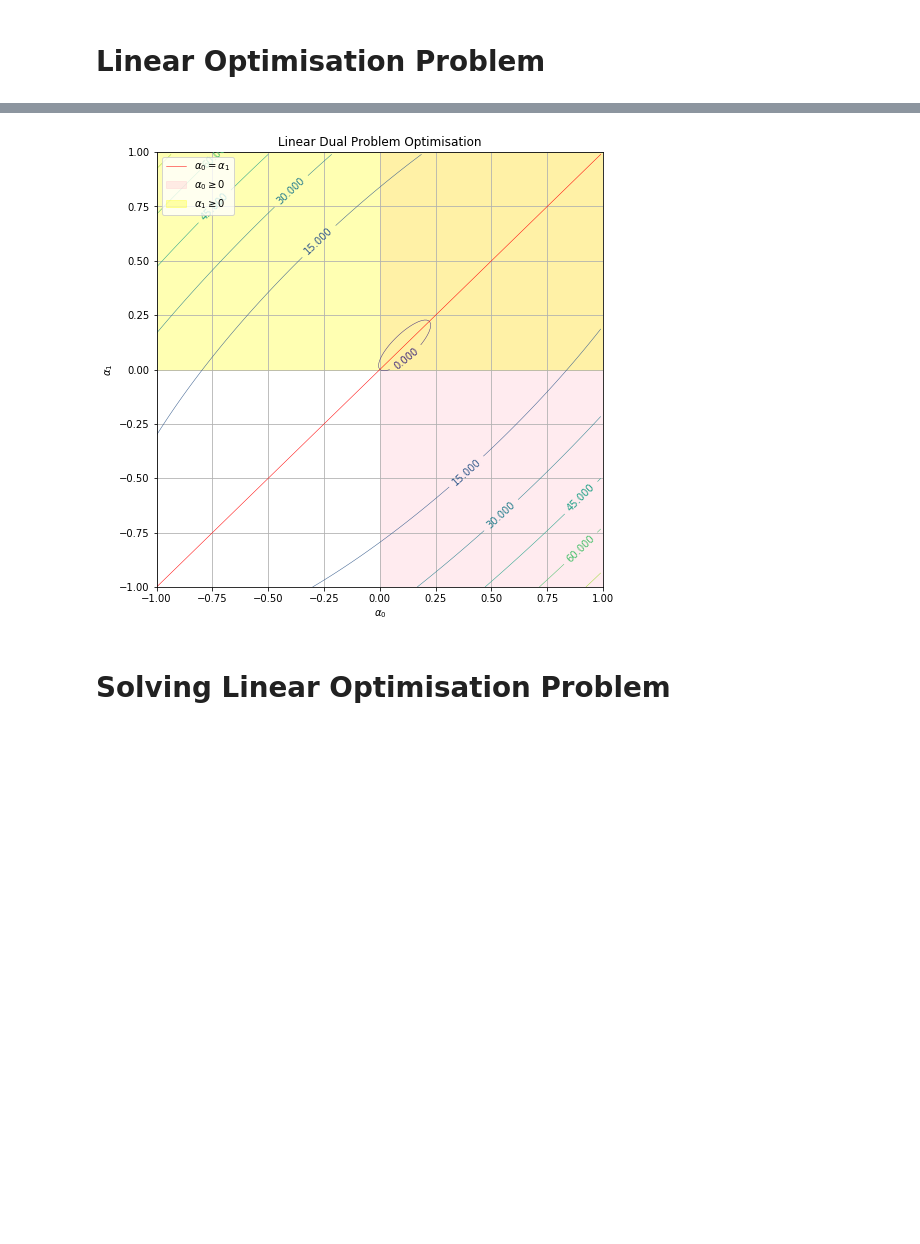
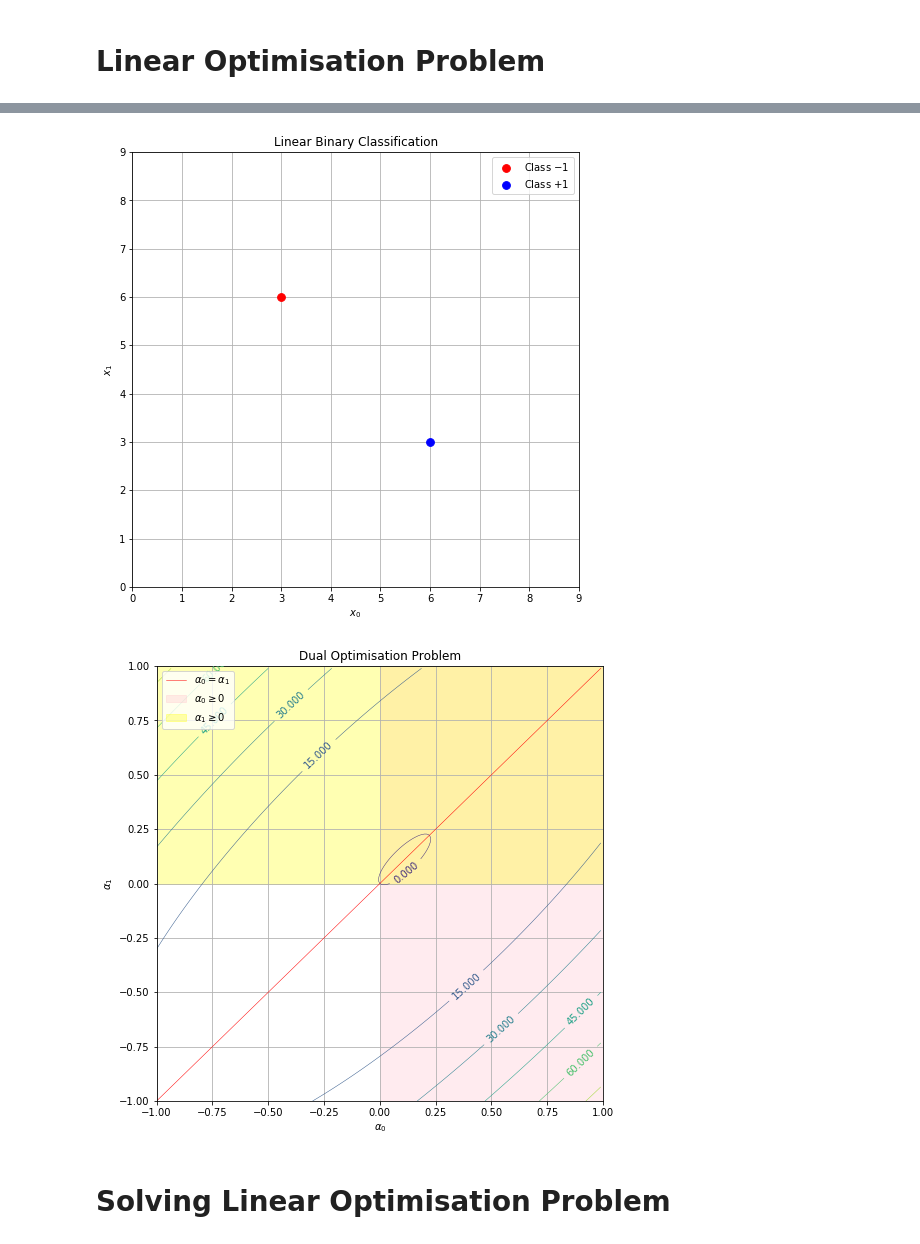
Before and after one commit to johnduffymsc/msc_comp0120project, a Jupyter notebook: COMP0120_Project_Code_John_Duffy.ipynb, the cells around one changed output, grey strips where cells are left out. Saved outputs shown, nothing was run; the diff lists cells and outputs as text; code cells hidden in the pictures; blank space fills up the shorter version.

```diff
--- a/COMP0120_Project_Code_John_Duffy.ipynb
+++ b/COMP0120_Project_Code_John_Duffy.ipynb
@@ -740,42 +754,56 @@ plt.show()
 
 X = np.array([[3.0, 6.0], [6.0, 3.0]])
 y = np.array([-1.0, +1.0])
+
+plt.figure(figsize=(8, 8))
+plt.xlim((0.0, 9.0))
+plt.ylim((0.0, 9.0))
+plt.scatter(X[y == -1.0, 0], X[y == -1.0, 1], color="red", s=60, zorder=2)
+plt.scatter(X[y == +1.0, 0], X[y == +1.0, 1], color="blue", s=60, zorder=2)
+plt.title("Linear Binary Classification")
+plt.xlabel("$x_0$")
+plt.ylabel("$x_1$")
+plt.legend(["Class $-1$", "Class $+1$"], loc="upper right")
+plt.grid(zorder=0)
+plt.savefig("linear_problem_data_1.pdf")
+plt.show()
 
 L = len(X)
 H = np.zeros((L, L))
 for i in range(L):
     for j in range(L):
         H[i, j] = y[i] * y[j] * linear_kernel(X[i], X[j])
 
 f   = lambda x: 0.5 * x.T @ H @ x - x.T @ (x / x)
 df  = lambda x: H @ x - x / x
 d2f = lambda x: H
 
 g = lambda x, y: f(np.array([x, y]))
 z = np.vectorize(g)
 
 x_range = np.arange(-1.0, 1.0, 0.01)
 y_range = np.arange(-1.0, 1.0, 0.01)
 
 x, y = np.meshgrid(x_range, y_range)
 
 plt.figure(figsize=(8, 8))
 plt.xlim((-1.0, 1.0))
 plt.ylim((-1.0, 1.0))
-plt.title("Linear Dual Problem Optimisation")
+plt.title("Dual Optimisation Problem")
 plt.xlabel(r"$\alpha_0$")
 plt.ylabel(r"$\alpha_1$")
 cs = plt.contour(x, y, z(x, y), linewidths=0.5)
 plt.clabel(cs)
 plt.fill(np.array([0.0, 0.0, 14.0, 14.0]), np.array([-2.0, 14.0, 14.0, -2.0]), alpha=0.3, color="pink", label=r"$\alpha_0 \geq 0$")
 plt.fill(np.array([-2.0, -2.0, 14.0, 14.0]), np.array([0.0, 14.0, 14.0, 0.0]), alpha=0.3, color="yellow", label=r"$\alpha_1 \geq 0$")
 plt.plot(x_range, y_range, '-r', linewidth=0.5, label=r"$\alpha_0 = \alpha_1$")
 plt.grid()
 plt.legend()
-plt.savefig("linear_optimisation_problem_1.pdf")
+plt.savefig("linear_problem_dual_1.pdf")
 plt.show()
 # %% [output]
-[figure, old version]
+[figure, new version]
+[figure, added]
 # %% [markdown]
 # Solving Linear Optimisation Problem
 # %%
```
Also changed, not shown: parts of 1 cell of this notebook, 1 other file.
